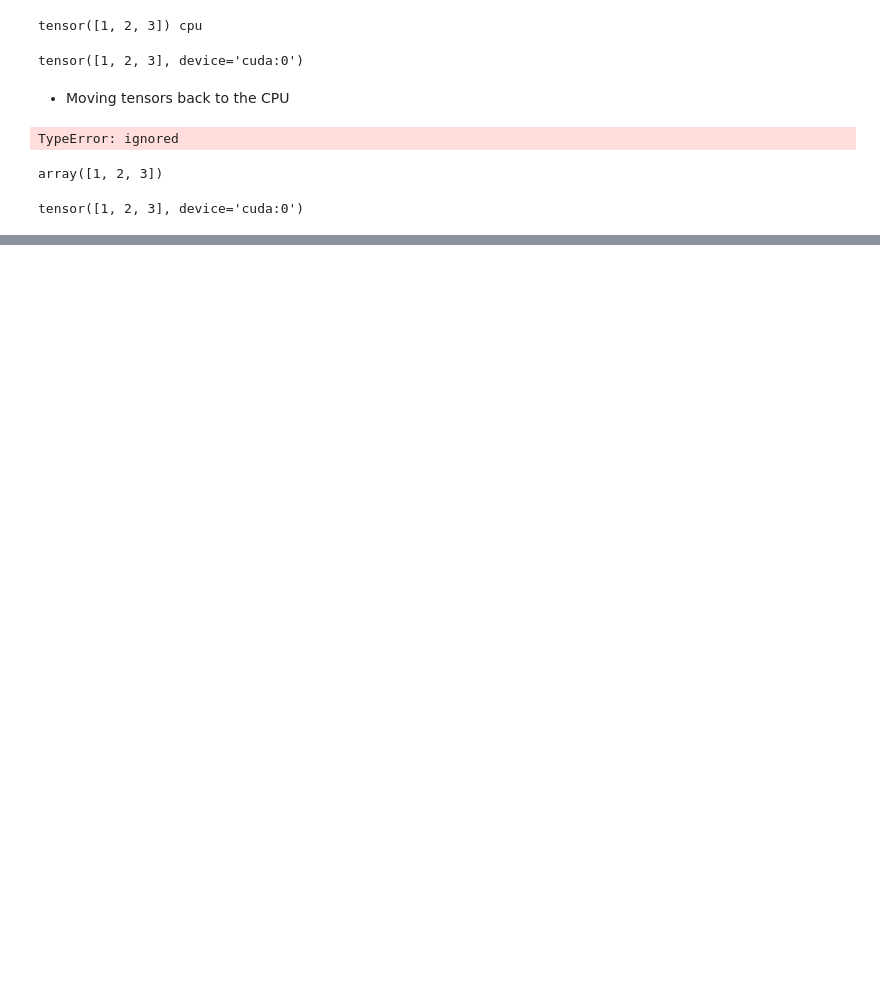
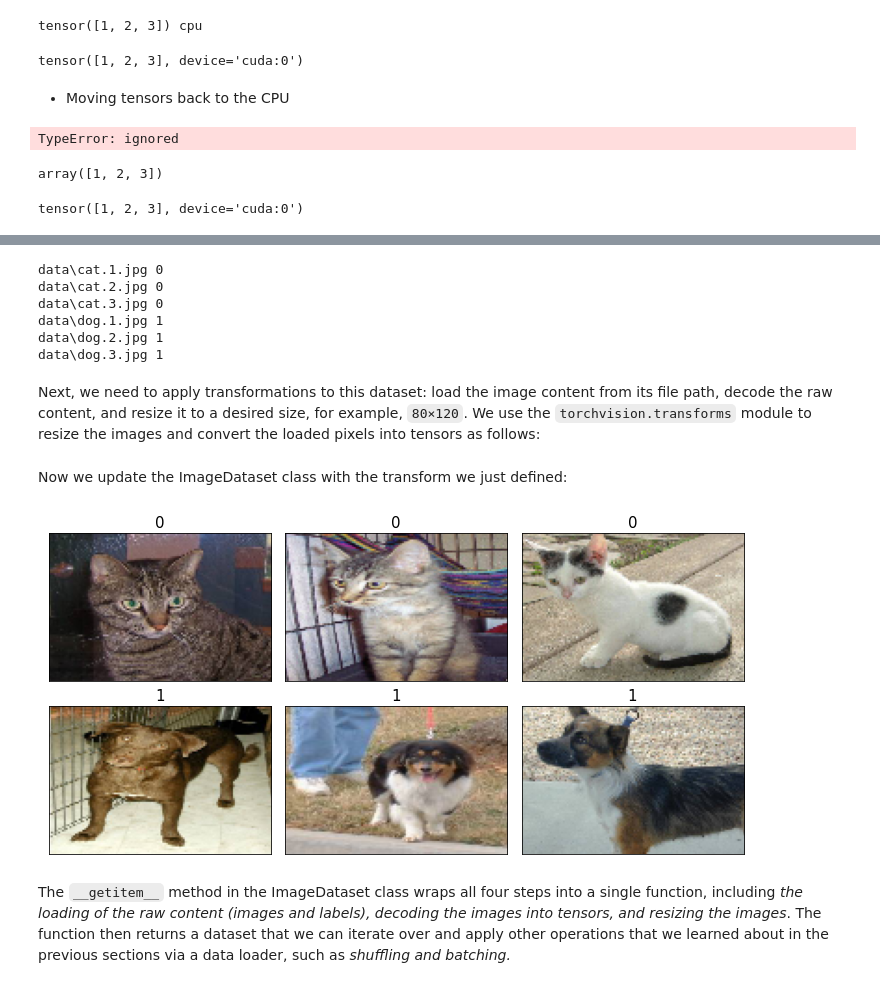
Before and after one commit to dev-SR/Deep-Learning, a Jupyter notebook: 01-pytorch-basics/torch.ipynb, the cells around one changed output, grey strips where cells are left out. Saved outputs shown, nothing was run; the diff lists cells and outputs as text; code cells hidden in the pictures; blank space fills up the shorter version.

```diff
--- a/01-pytorch-basics/torch.ipynb
+++ b/01-pytorch-basics/torch.ipynb
@@ -522,0 +690,76 @@ tensor([1, 2, 3], device='cuda:0')
+# %%
+class ImageDataset(Dataset):
+    def __init__(self, file_list, labels):
+        self.file_list = file_list
+        self.labels = labels
+
+    def __getitem__(self, index):
+        file = self.file_list[index]
+        label = self.labels[index]
+        return file, label
+
+    def __len__(self):
+        return len(self.labels)
+
+
+image_dataset = ImageDataset(file_list, labels)
+for file, label in image_dataset:
+    print(file, label)
+# %% [output]
+data\cat.1.jpg 0
+data\cat.2.jpg 0
+data\cat.3.jpg 0
+data\dog.1.jpg 1
+data\dog.2.jpg 1
+data\dog.3.jpg 1
+# %% [markdown]
+Next, we need to apply transformations to this dataset: load the image content from its file path, decode
+the raw content, and resize it to a desired size, for example, `80×120`. We use the `torchvision.transforms` module to resize the images and convert the loaded pixels into tensors as follows:
+# %%
+import torchvision.transforms as transforms
+
+img_height, img_width = 80, 120
+transform = transforms.Compose(
+    [
+        transforms.ToTensor(),
+        transforms.Resize((img_height, img_width)),
+    ]
+)
+# %% [markdown]
+Now we update the ImageDataset class with the transform we just defined:
+# %%
+class ImageDataset(Dataset):
+    def __init__(self, file_list, labels, transform):
+        self.file_list = file_list
+        self.labels = labels
+        self.transform = transform
+
+    def __getitem__(self, index):
+        img = Image.open(self.file_list[index])
+        if self.transform is not None:
+            img = self.transform(img)
+        label = self.labels[index]
+        return img, label
+
+    def __len__(self):
+        return len(self.labels)
+
+
+image_dataset = ImageDataset(file_list, labels, transform)
+
+fig = plt.figure(figsize=(10, 5), facecolor="w")
+for i, example in enumerate(image_dataset):
+    ax = fig.add_subplot(2, 3, i + 1)
+    ax.set_xticks([])
+    ax.set_yticks([])
+    ax.imshow(example[0].numpy().transpose((1, 2, 0)))
+    ax.set_title(f"{example[1]}", size=15)
+plt.tight_layout()
+plt.show()
+# %% [output]
+[figure, added]
+# %% [markdown]
+The `__getitem__` method in the ImageDataset class wraps all four steps into a single function, including
+_the loading of the raw content (images and labels), decoding the images into tensors, and resizing the
+images_. The function then returns a dataset that we can iterate over and apply other operations that
+we learned about in the previous sections via a data loader, such as _shuffling and batching._
```
Also changed, not shown: parts of 112 cells of this notebook, 9 other files.
